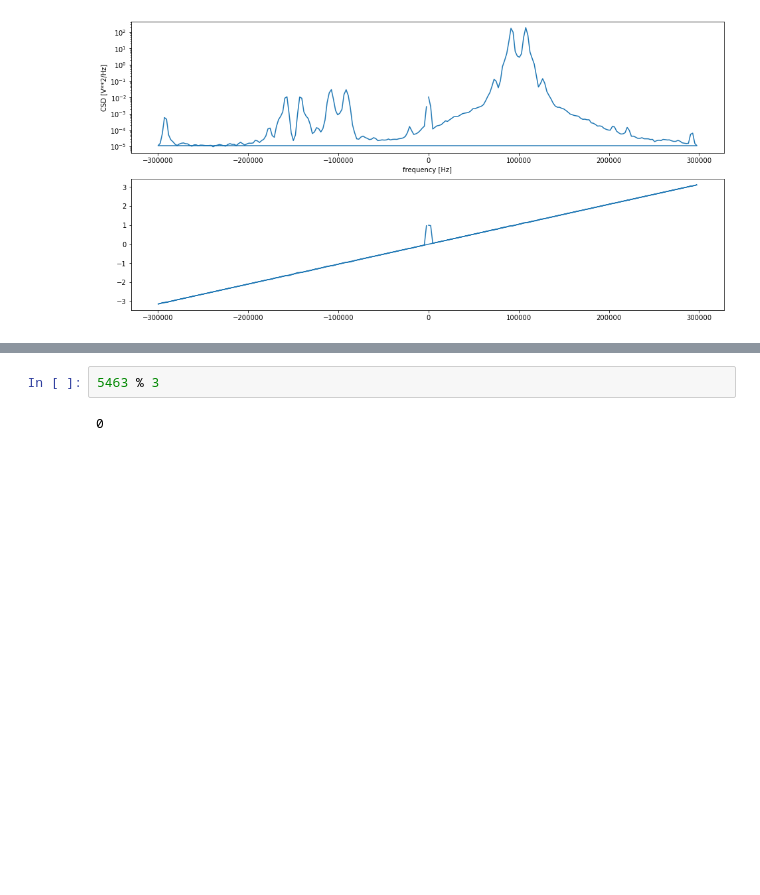
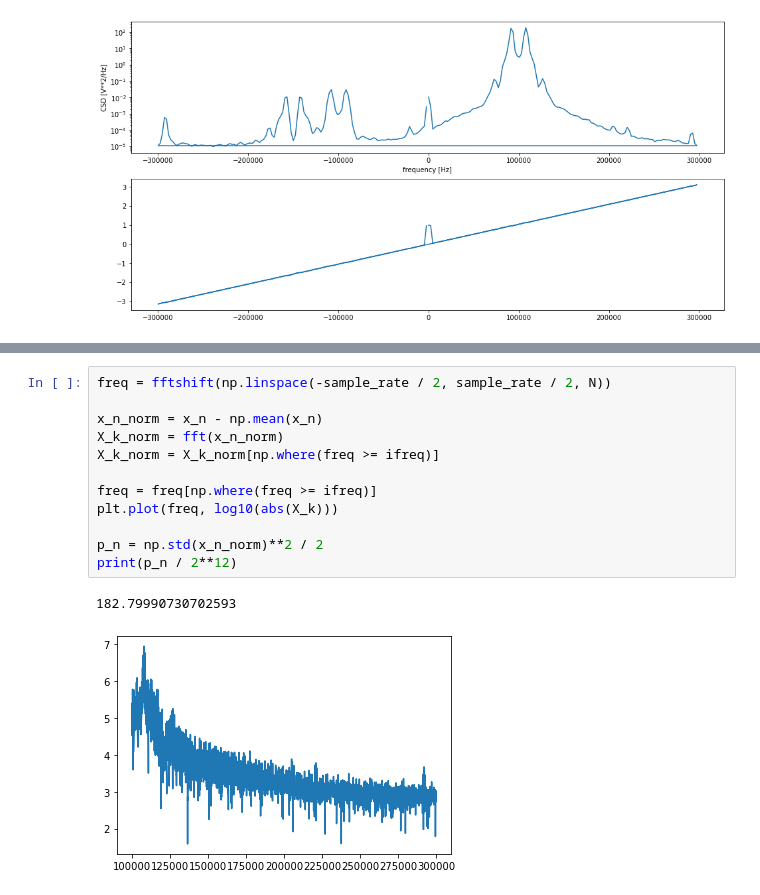
Before and after one commit to brunerm99/ADI_Radar_DSP, a Jupyter notebook: Phaser_Board/Testing.ipynb, the cells around one changed output, grey strips where cells are left out. Cells and saved outputs as stored; diff of their text form; blank space fills up the shorter version.

```diff
--- a/Phaser_Board/Testing.ipynb
+++ b/Phaser_Board/Testing.ipynb
@@ -112,4 +118,15 @@ Zero-padding amount: 2
-# %%
-5463 % 3
-# %% [output]
-0
+# %%
+freq = fftshift(np.linspace(-sample_rate / 2, sample_rate / 2, N))
+
+x_n_norm = x_n - np.mean(x_n)
+X_k_norm = fft(x_n_norm)
+X_k_norm = X_k_norm[np.where(freq >= ifreq)]
+
+freq = freq[np.where(freq >= ifreq)]
+plt.plot(freq, log10(abs(X_k)))
+
+p_n = np.std(x_n_norm)**2 / 2
+print(p_n / 2**12)
+# %% [output]
+182.79990730702593
+[figure, added]
```
Also changed, not shown: parts of 1 cell of this notebook.
